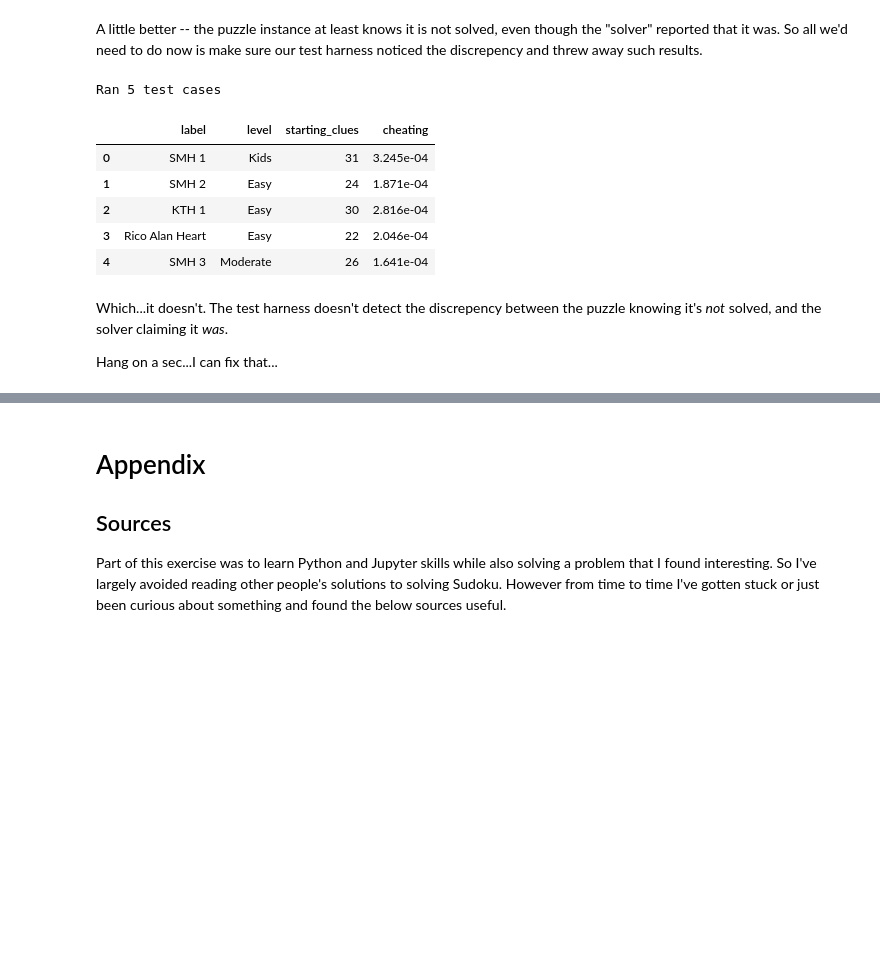
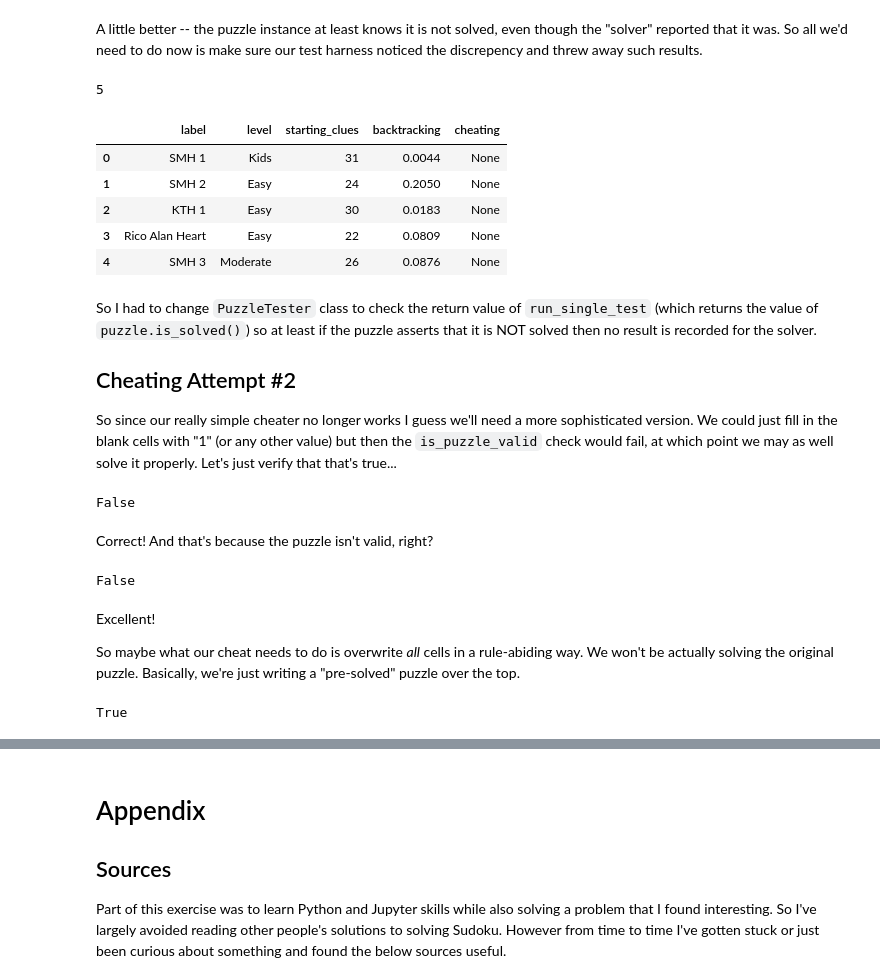
Before and after one commit to hissohathair/puzzle-solvers, a Jupyter notebook: Sudoku Solver.ipynb, the cells around one changed output, grey strips where cells are left out. Drawn from its saved outputs; the diff is of its cells as text; code cells hidden in the pictures; blank space fills up the shorter version.

Commit message:
Finish experiment to detect "cheating" solvers

```diff
--- a/Sudoku Solver.ipynb
+++ b/Sudoku Solver.ipynb
@@ -29,7 +29,7 @@ from IPython.display import HTML, display, clear_output
 
 %matplotlib inline
 plt.rcParams["figure.figsize"] = [12, 6]
-pd.set_option('precision', 3)
+pd.set_option('precision', 4)
 # %% [markdown]
 ## Help functions
 
@@ -373,31 +369,26 @@ puzzle.is_solved()
 False
 # %% [markdown]
 A little better -- the puzzle instance at least knows it is not solved, even though the "solver" reported that it was. So all we'd need to do now is make sure our test harness noticed the discrepency and threw away such results.
-# %%
-include_levels = ['Kids', 'Easy', 'Moderate']
-test_cases = [x for x in su.SAMPLE_PUZZLES if x['level'] in include_levels]
-
-newpt = pg.PuzzleTester(puzzle_class=AntiCheatSudoku, test_samples=1)
-newpt.add_testcases(test_cases)
-
-method = 'cheating'
-puzzle = AntiCheatSudoku()
-solver = CheatingSolver()
-n = newpt.run_tests(solver, method)
-print(f"Ran {n} test cases")
-# %% [output]
-Ran 5 test cases
+# %%
+pt._puzzle_class=AntiCheatSudoku
+method = 'cheating'
+solver = CheatingSolver()
+pt.run_tests(solver, method)
+# %% [output]
+5
 # %%
-newdf = pd.DataFrame(newpt.get_test_results())
-newdf
+df = pd.DataFrame(pt.get_test_results())
+df
 # %% [output]
-|  | label | level | starting_clues | cheating |
-| 0 | SMH 1 | Kids | 31 | 3.245e-04 |
-| 1 | SMH 2 | Easy | 24 | 1.871e-04 |
-| 2 | KTH 1 | Easy | 30 | 2.816e-04 |
-| 3 | Rico Alan Heart | Easy | 22 | 2.046e-04 |
-| 4 | SMH 3 | Moderate | 26 | 1.641e-04 |
+|  | label | level | starting_clues | backtracking | cheating |
+| 0 | SMH 1 | Kids | 31 | 0.0044 | None |
+| 1 | SMH 2 | Easy | 24 | 0.2050 | None |
+| 2 | KTH 1 | Easy | 30 | 0.0183 | None |
+| 3 | Rico Alan Heart | Easy | 22 | 0.0809 | None |
+| 4 | SMH 3 | Moderate | 26 | 0.0876 | None |
-# %% [markdown]
-Which...it doesn't. The test harness doesn't detect the discrepency between the puzzle knowing it's *not* solved, and the solver claiming it *was*.
-
-Hang on a sec...I can fix that...
+# %% [markdown]
+So I had to change `PuzzleTester` class to check the return value of `run_single_test` (which returns the value of `puzzle.is_solved()`) so at least if the puzzle asserts that it is NOT solved then no result is recorded for the solver.
+
+## Cheating Attempt #2
+
+So since our really simple cheater no longer works I guess we'll need a more sophisticated version. We could just fill in the blank cells with "1" (or any other value) but then the `is_puzzle_valid` check would fail, at which point we may as well solve it properly. Let's just verify that that's true...
@@ -403,0 +406,17 @@ Hang on a sec...I can fix that...
+# %%
+puzzle = AntiCheatSudoku(starting_grid=su.SAMPLE_PUZZLES[0]['puzzle'])
+solver = CheatingSolver()
+solver.solve(puzzle)
+puzzle.is_solved()
+# %% [output]
+False
+# %% [markdown]
+Correct! And that's because the puzzle isn't valid, right?
+# %%
+puzzle.is_puzzle_valid()
+# %% [output]
+False
+# %% [markdown]
+Excellent!
+
+So maybe what our cheat needs to do is overwrite *all* cells in a rule-abiding way. We won't be actually solving the original puzzle. Basically, we're just writing a "pre-solved" puzzle over the top.
@@ -403,0 +435,7 @@ Hang on a sec...I can fix that...
+# %%
+puzzle = AntiCheatSudoku(starting_grid=su.SAMPLE_PUZZLES[0]['puzzle'])
+solver = CheatingSolver()
+solver.solve(puzzle)
+puzzle.is_solved()
+# %% [output]
+True
```
Also changed, not shown: parts of 25 cells of this notebook, 1 other file.
